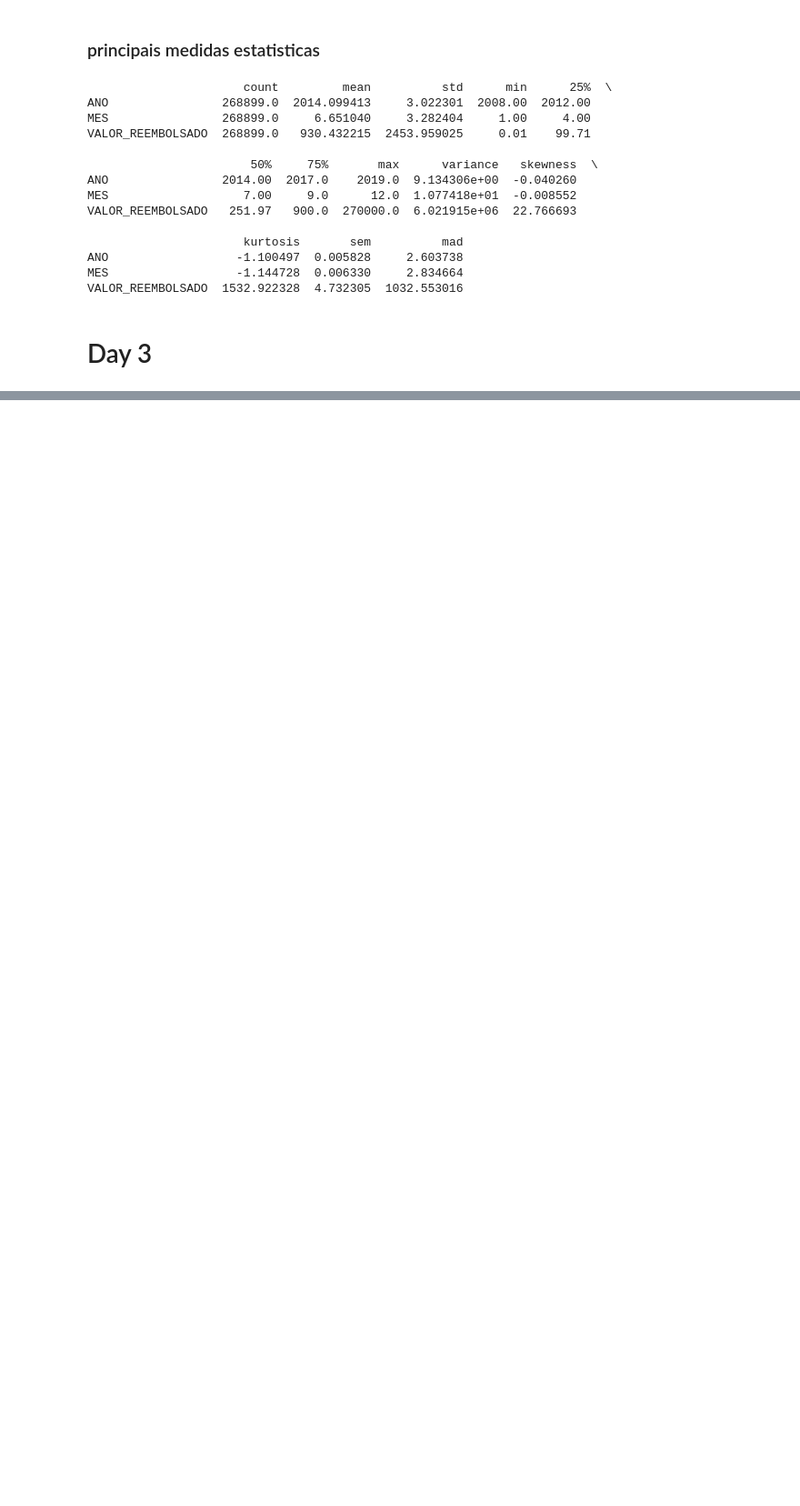
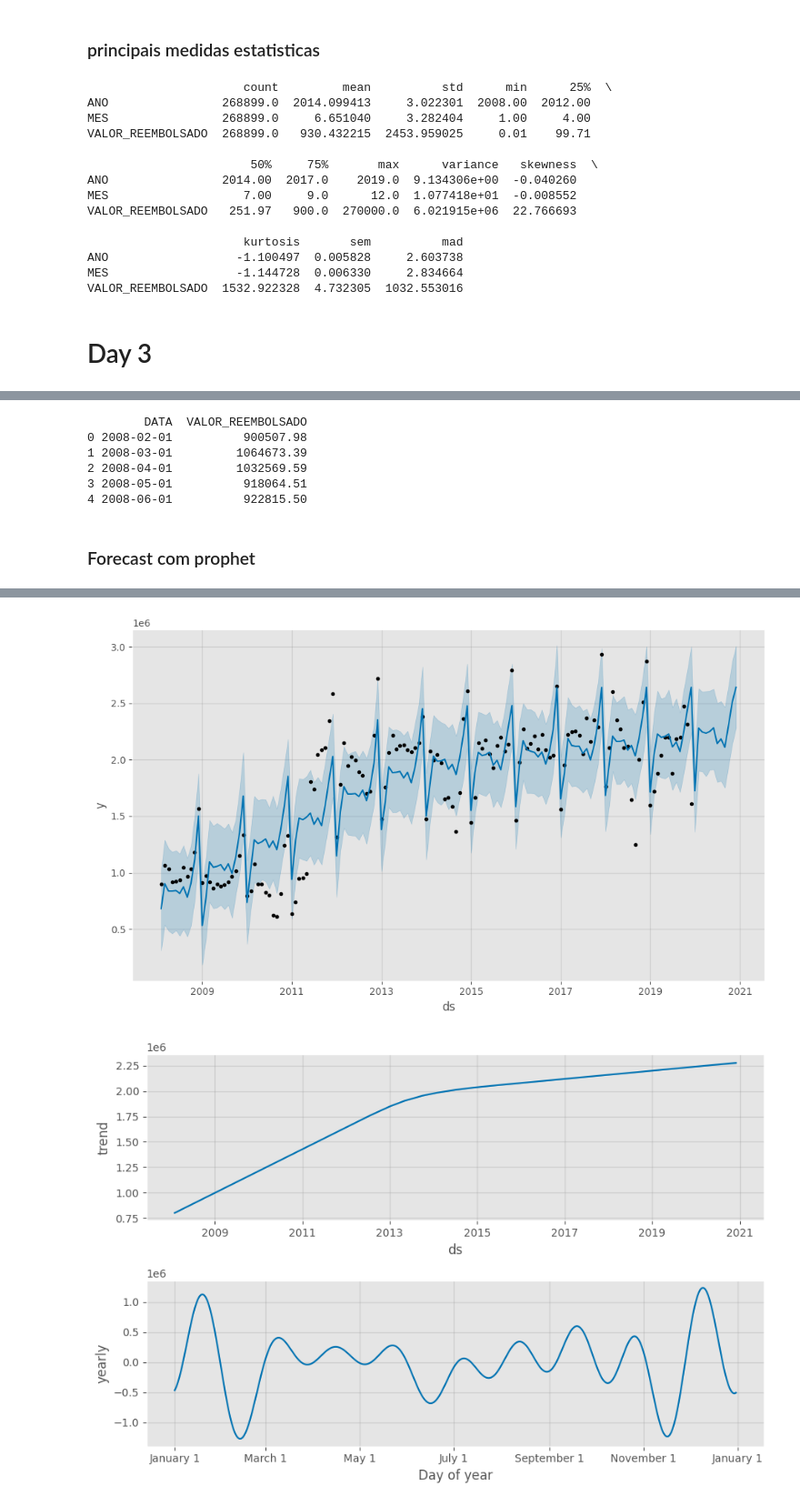
Before and after one commit to carlos-lorim/Analise-dataset-CEAPS, a Jupyter notebook: projeto/7days.ipynb, the cells around one changed output, grey strips where cells are left out. Shown at 91% size. Saved outputs shown, nothing was run; the diff lists cells and outputs as text; code cells hidden in the pictures; blank space fills up the shorter version.

```diff
--- a/projeto/7days.ipynb
+++ b/projeto/7days.ipynb
@@ -298,0 +303,2 @@ VALOR_REEMBOLSADO  1532.922328  4.732305  1032.553016
+# %%
+df['DATA'] = pd.to_datetime(df['ANO'].astype(str) + '-' + df['MES'].astype(str) + '-01')
@@ -298,0 +307,34 @@ VALOR_REEMBOLSADO  1532.922328  4.732305  1032.553016
+# %%
+serie_ts = df.groupby('DATA')['VALOR_REEMBOLSADO'].sum().reset_index()
+print(serie_ts.head())
+# %% [output]
+        DATA  VALOR_REEMBOLSADO
+0 2008-02-01          900507.98
+1 2008-03-01         1064673.39
+2 2008-04-01         1032569.59
+3 2008-05-01          918064.51
+4 2008-06-01          922815.50
+# %% [markdown]
+### Forecast com prophet
+# %%
+from prophet import Prophet
+
+# Renomear colunas como Prophet exige
+df_prophet = serie_ts.rename(columns={"DATA": "ds", "VALOR_REEMBOLSADO": "y"})
+
+# Criar modelo
+modelo = Prophet(yearly_seasonality=True, weekly_seasonality=False, daily_seasonality=False)
+
+# Treinar modelo
+modelo.fit(df_prophet)
+
+# Criar datas futuras (12 meses para frente)
+futuro = modelo.make_future_dataframe(periods=12, freq="M")
+
+# Previsão
+forecast = modelo.predict(futuro)
+
+# Plot resultado
+fig1 = modelo.plot(forecast)
+fig2 = modelo.plot_components(forecast)
+# %% [output]
@@ -298,0 +344,2 @@ VALOR_REEMBOLSADO  1532.922328  4.732305  1032.553016
+[figure, added]
+[figure, added]
```
Also changed, not shown: parts of 7 cells of this notebook.
